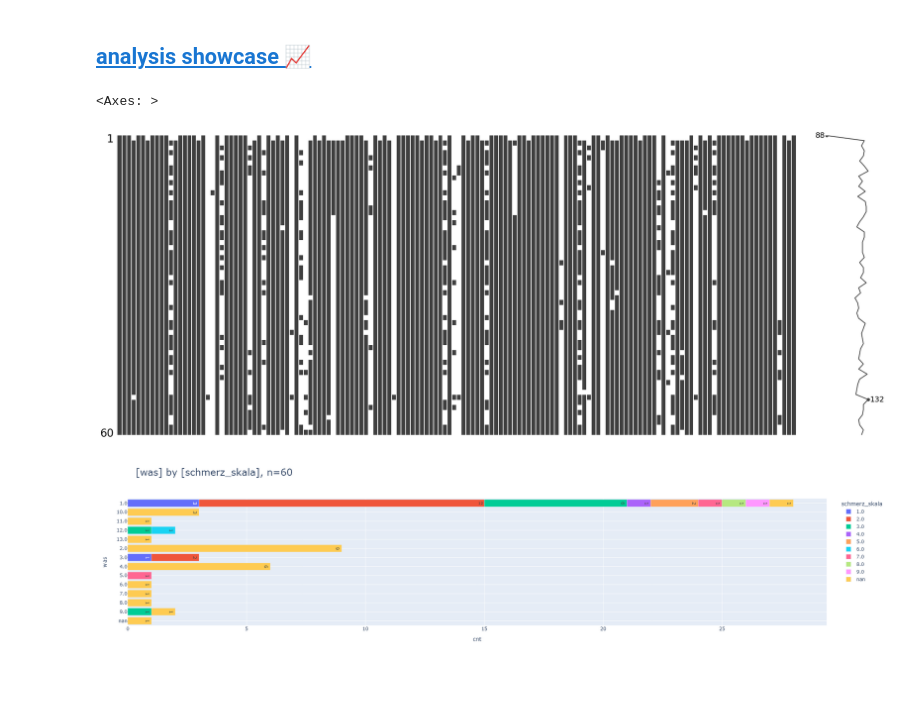
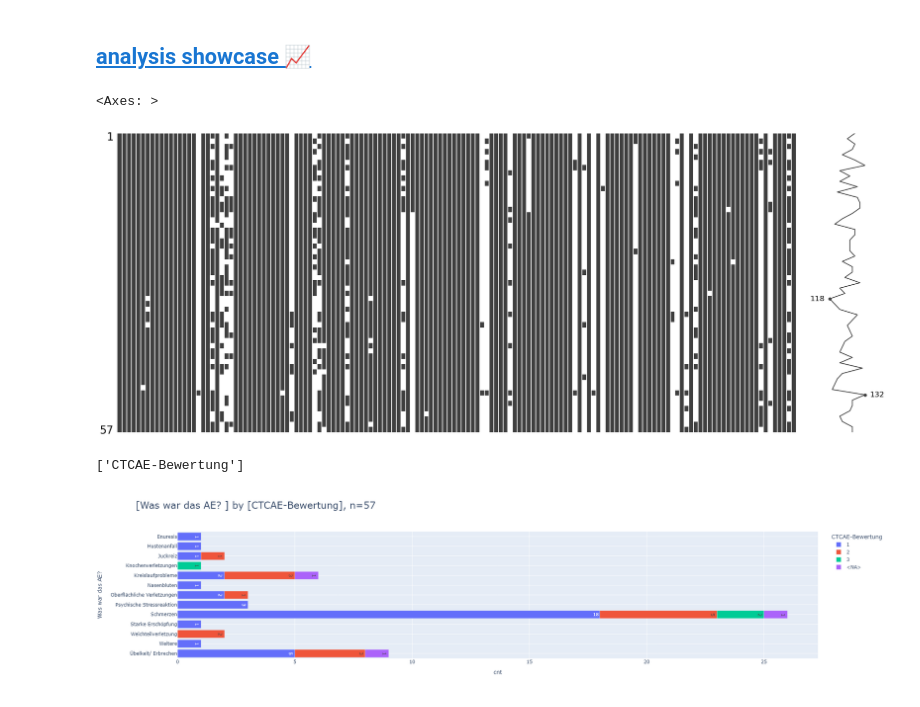
Before and after one commit to smeisegeier/sport-adverse-events, a Jupyter notebook: src/main.ipynb, the cells around one changed output. Cells and saved outputs as stored; diff of their text form; code cells hidden in the pictures.

```diff
--- a/src/main.ipynb
+++ b/src/main.ipynb
@@ -213,18 +223,20 @@ these columns have no values at all:
 | 1 | NaN | NaN | NaN | NaN | NaN | ... |
 | 2 | NaN | NaN | NaN | NaN | NaN | ... |
 3 rows × 42 columns
+# %%
+df_csv.drop([0,34,33], inplace=True, axis=0, errors='raise')
 # %% [markdown]
 ### <a id='toc1_5_2_'></a>[(optional) merge excel columns with csv columns](#toc0_)
 # %%
-%%script echo skipping
+# %%script echo skipping
 
-# * dont use set operations to maintain order
-_len_before=len(df_csv.columns)
-cols_csv_and_excel=[col for col in df_xls.columns if col in df_csv.columns]
-# * append exceptions if desired
-# cols_csv_and_excel.append("Survey Timestamp")
+# # * dont use set operations to maintain order
+# _len_before=len(df_csv.columns)
+# cols_csv_and_excel=[col for col in df_xls.columns if col in df_csv.columns]
+# # * append exceptions if desired
+# # cols_csv_and_excel.append("Survey Timestamp")
 
-# ! reduce columns
-df_csv = df_csv[cols_csv_and_excel]
+# # ! reduce columns
+# df_csv = df_csv[cols_csv_and_excel]
 
-print(f"merged csv columns ({_len_before}) with excel columns ({len(df_xls.columns)}) into ({len(df_csv.columns)})")
+# print(f"merged csv columns ({_len_before}) with excel columns ({len(df_xls.columns)}) into ({len(df_csv.columns)})")
@@ -270,9 +280,14 @@ mi.matrix(df_csv)
 # mi.bar(df_csv)
 # %% [output]
 <Axes: >
-[figure, old version]
+[figure, new version]
+# %%
+print()
+[col for col in df_csv.columns if "Bewertung" in col]
+# %% [output]
+['CTCAE-Bewertung']
 # %%
-_df=df_csv[['schmerz_skala', 'was']].astype(str)
-pls.plot_stacked_bars(_df, orientation="h", swap=True)
+_df=df_csv[['Was war das AE? ', 'CTCAE-Bewertung']].astype(str)
+pls.plot_stacked_bars(_df, orientation="h", swap=False)
 # %% [output]
-[figure, old version]
+[figure, new version]
```
Also changed, not shown: parts of 4 cells of this notebook, 9 other files.
